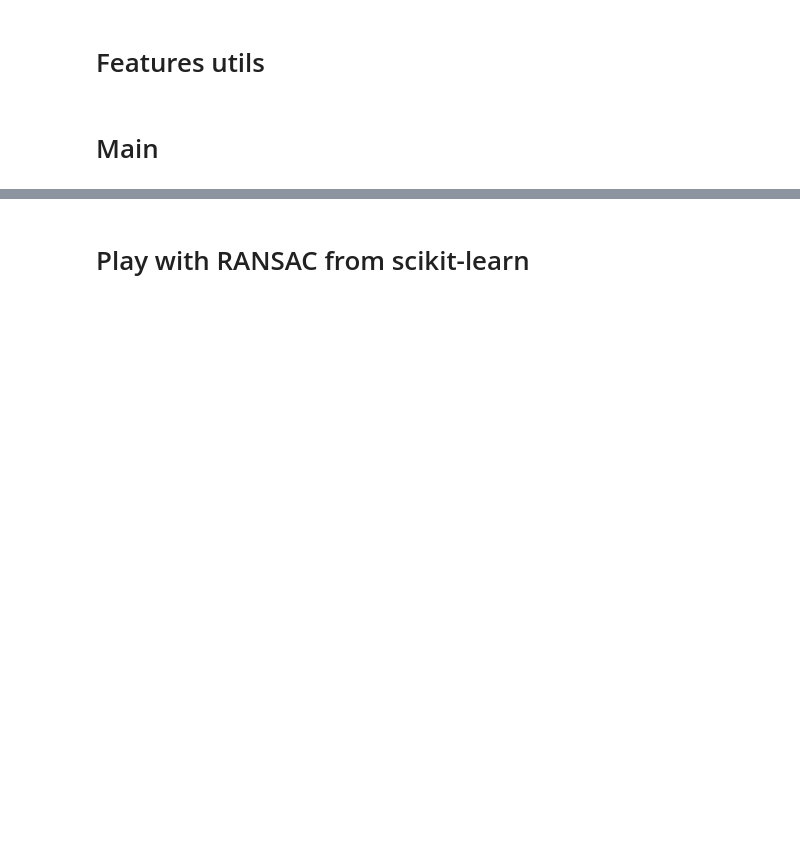
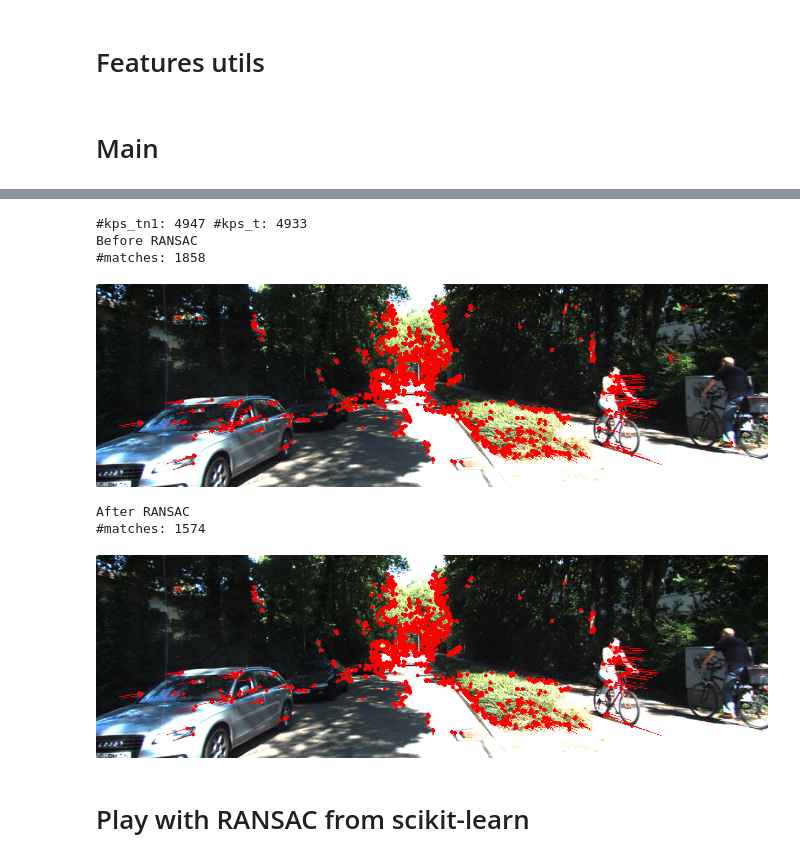
Before and after one commit to aditya-shriwastava/colab-notebooks, a Jupyter notebook: visual_odometry.ipynb, the cells around one changed output, grey strips where cells are left out. Cells and saved outputs as stored; diff of their text form; code cells hidden in the pictures; blank space fills up the shorter version.

```diff
--- a/visual_odometry.ipynb
+++ b/visual_odometry.ipynb
@@ -106,7 +172,7 @@ def extract_features(img):
       of N keypoints
   """
   img = np.expand_dims(np.mean(img, axis=2).astype(np.uint8), -1)
-  orb = cv2.ORB_create(nfeatures=1000)
+  orb = cv2.ORB_create(nfeatures=5000)
   kps, des = orb.detectAndCompute(img, None)
   kps = np.array([[kp.pt[0], kp.pt[1]] for kp in kps]).astype(np.int32)
   return kps, des
@@ -124,7 +190,7 @@ def match_features2(des_tn1, des_t):
   idx_tn1, idx_t = [], []
   for m1, m2 in matches:
     # Lowe's ratio test
-    if m1.distance < 0.75 * m2.distance:
+    if m1.distance <= 1 * m2.distance:
       if m1.distance < 32:
         if m1.trainIdx not in idx_t:
           idx_tn1.append(m1.queryIdx)
@@ -192,3 +203,36 @@ cv2_imshow(disp_img)
+# %%
+img_tn1 = kitti_imgs[0]
+img_t = kitti_imgs[1]
+
+kps_tn1, des_tn1 = extract_features(img_tn1)
+kps_t, des_t = extract_features(img_t)
+print(f"#kps_tn1: {len(kps_tn1)} #kps_t: {len(kps_t)}")
+
+print("Before RANSAC")
+matches = match_features2(des_tn1, des_t)
+print(f"#matches: {len(matches)}")
+disp(img_tn1, kps_tn1[matches[:,0]], kps_t[matches[:,1]])
+
+F, inliers = ransac(
+  (kps_tn1[matches[:,0]], kps_t[matches[:,1]]),
+  FundamentalMatrixTransform,
+  min_samples=8,
+  residual_threshold=1,
+  max_trials=100
+)
+
+print("After RANSAC")
+matches = matches[inliers]
+print(f"#matches: {len(matches)}")
+disp(img_tn1, kps_tn1[matches[:,0]], kps_t[matches[:,1]])
+# %% [output]
+#kps_tn1: 4947 #kps_t: 4933
+Before RANSAC
+#matches: 1858
+[figure, added]
+After RANSAC
+#matches: 1574
+[figure, added]
 # %% [markdown]
 # Play with RANSAC from scikit-learn
 # %%
```
Also changed, not shown: parts of 11 cells of this notebook.
